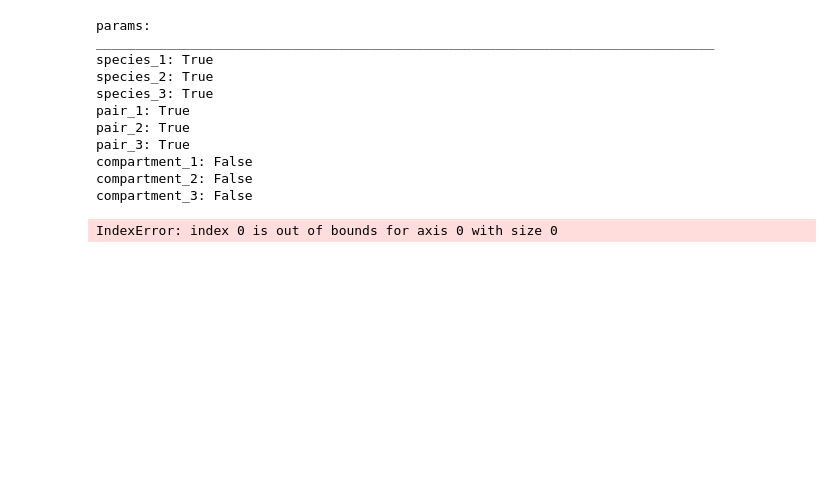
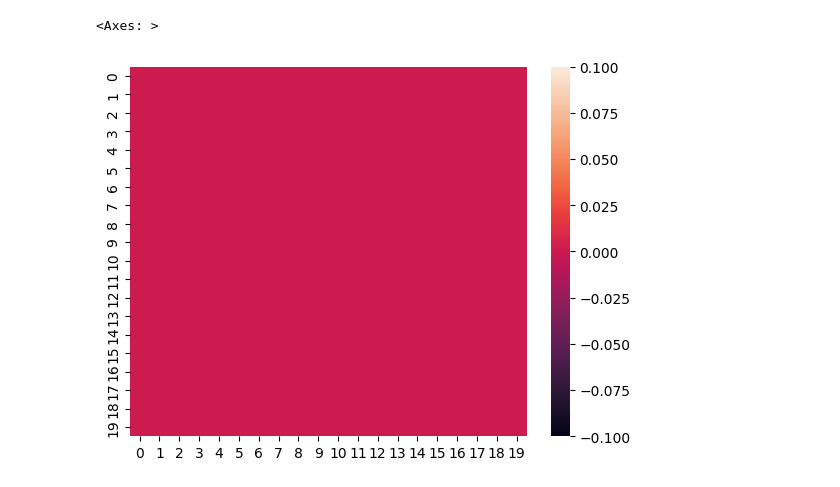
Before and after one commit to LoqmanSamani/grn-designer, a Jupyter notebook: new_/torch_.ipynb, the cells around one changed output. Saved outputs shown, nothing was run; the diff lists cells and outputs as text; code cells hidden in the pictures; blank space fills up the shorter version.

```diff
--- a/new_/torch_.ipynb
+++ b/new_/torch_.ipynb
@@ -874,15 +0,0 @@ obj = aopt_(
-# %%
-ag, co = obj.gradient_optimization(agent=torch.from_numpy(agent))
-# %% [output]
-params:
-_______________________________________________________________________________
-species_1: True
-species_2: True
-species_3: True
-pair_1: True
-pair_2: True
-pair_3: True
-compartment_1: False
-compartment_2: False
-compartment_3: False
-IndexError: index 0 is out of bounds for axis 0 with size 0
@@ -888,0 +9,5 @@ IndexError: index 0 is out of bounds for axis 0 with size 0
+# %%
+a = np.zeros((3, 20, 20))
+a[-1, 0, :3] = (.3, .1, 2.6)
+a[-1, -1, :5] = (1, 0, 100, 20, .2)
+a[1, :, :5] = 2
@@ -888,0 +16,5 @@ IndexError: index 0 is out of bounds for axis 0 with size 0
+# %%
+sns.heatmap(a[0])
+# %% [output]
+<Axes: >
+[figure, added]
```
Also changed, not shown: parts of 83 cells of this notebook, 6 other files.
